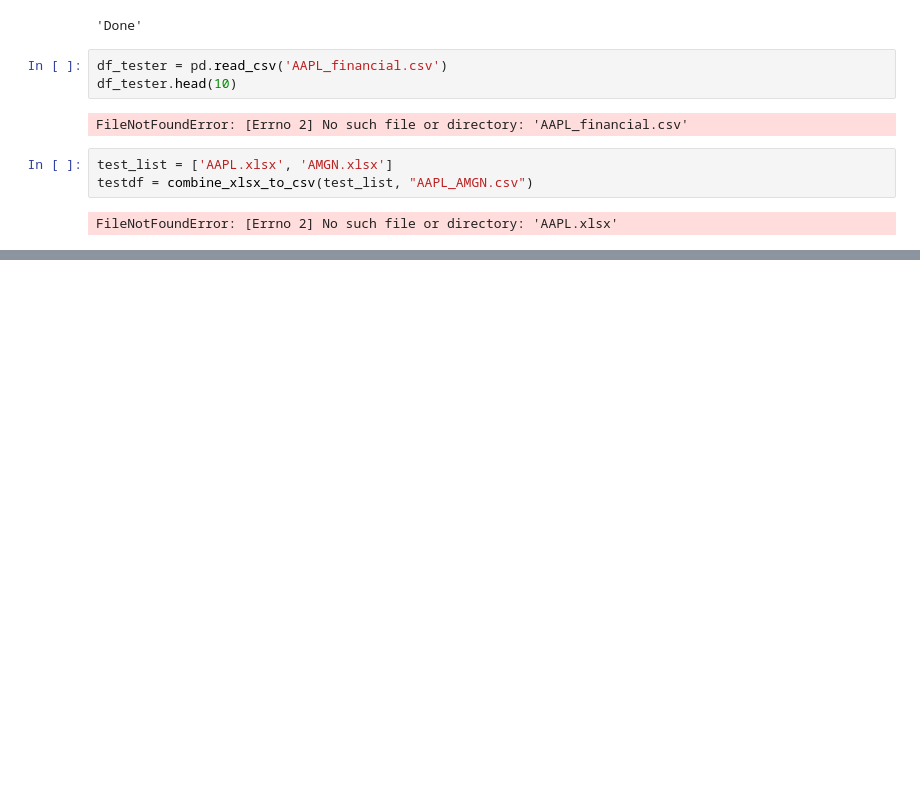
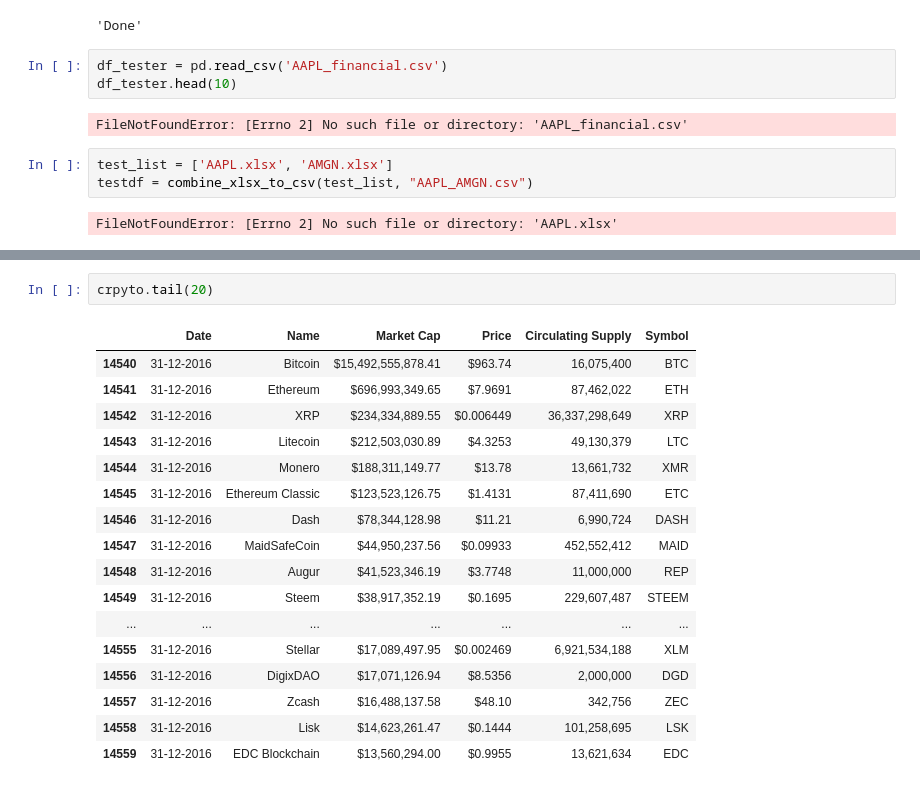
Before and after one commit to senaruetschlin/Investor_Attention, a Jupyter notebook: googletrends_AB_new.ipynb, the cells around one changed output, grey strips where cells are left out. Drawn from its saved outputs; the diff is of its cells as text; blank space fills up the shorter version.

```diff
--- a/googletrends_AB_new.ipynb
+++ b/googletrends_AB_new.ipynb
@@ -331,0 +353,20 @@ FileNotFoundError: [Errno 2] No such file or directory: 'AAPL.xlsx'
+# %%
+crpyto.tail(20)
+# %% [output]
+|  | Date | Name | Market Cap | Price | Circulating Supply | Symbol |
+| 14540 | 31-12-2016 | Bitcoin | $15,492,555,878.41 | $963.74 | 16,075,400 | BTC |
+| 14541 | 31-12-2016 | Ethereum | $696,993,349.65 | $7.9691 | 87,462,022 | ETH |
+| 14542 | 31-12-2016 | XRP | $234,334,889.55 | $0.006449 | 36,337,298,649 | XRP |
+| 14543 | 31-12-2016 | Litecoin | $212,503,030.89 | $4.3253 | 49,130,379 | LTC |
+| 14544 | 31-12-2016 | Monero | $188,311,149.77 | $13.78 | 13,661,732 | XMR |
+| 14545 | 31-12-2016 | Ethereum Classic | $123,523,126.75 | $1.4131 | 87,411,690 | ETC |
+| 14546 | 31-12-2016 | Dash | $78,344,128.98 | $11.21 | 6,990,724 | DASH |
+| 14547 | 31-12-2016 | MaidSafeCoin | $44,950,237.56 | $0.09933 | 452,552,412 | MAID |
+| 14548 | 31-12-2016 | Augur | $41,523,346.19 | $3.7748 | 11,000,000 | REP |
+| 14549 | 31-12-2016 | Steem | $38,917,352.19 | $0.1695 | 229,607,487 | STEEM |
+| ... | ... | ... | ... | ... | ... | ... |
+| 14555 | 31-12-2016 | Stellar | $17,089,497.95 | $0.002469 | 6,921,534,188 | XLM |
+| 14556 | 31-12-2016 | DigixDAO | $17,071,126.94 | $8.5356 | 2,000,000 | DGD |
+| 14557 | 31-12-2016 | Zcash | $16,488,137.58 | $48.10 | 342,756 | ZEC |
+| 14558 | 31-12-2016 | Lisk | $14,623,261.47 | $0.1444 | 101,258,695 | LSK |
+| 14559 | 31-12-2016 | EDC Blockchain | $13,560,294.00 | $0.9955 | 13,621,634 | EDC |
```
Also changed, not shown: parts of 2 cells of this notebook, 19 other files.
